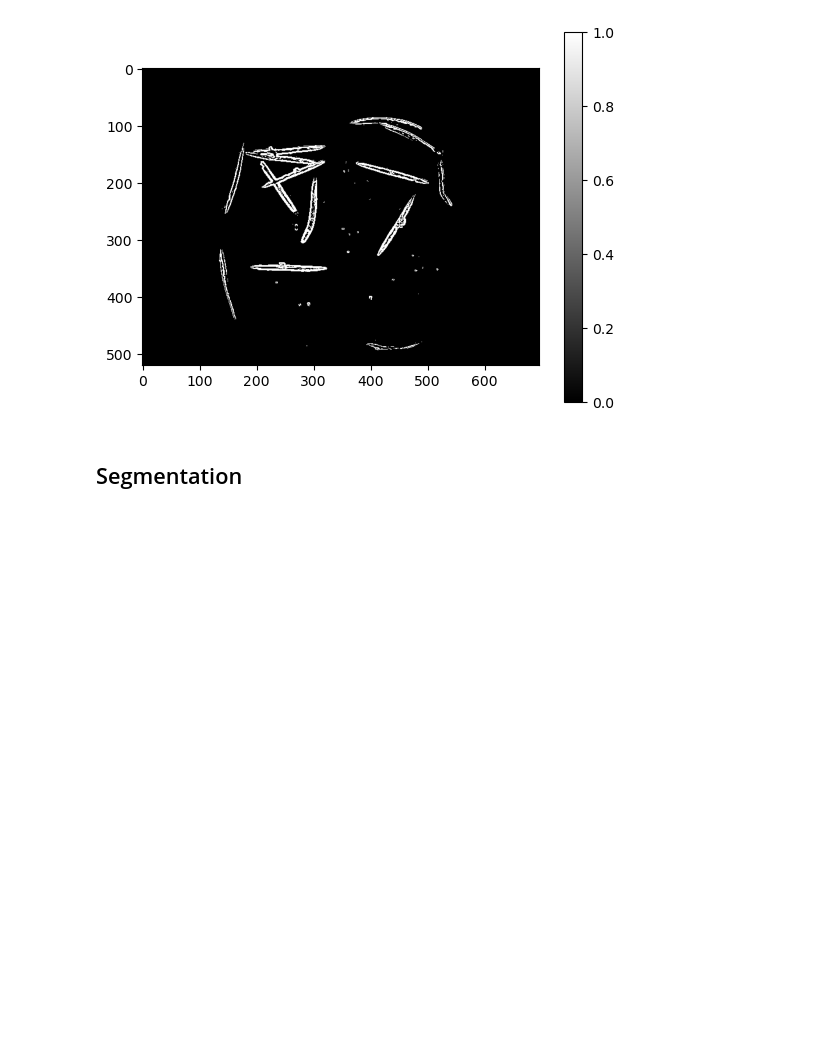
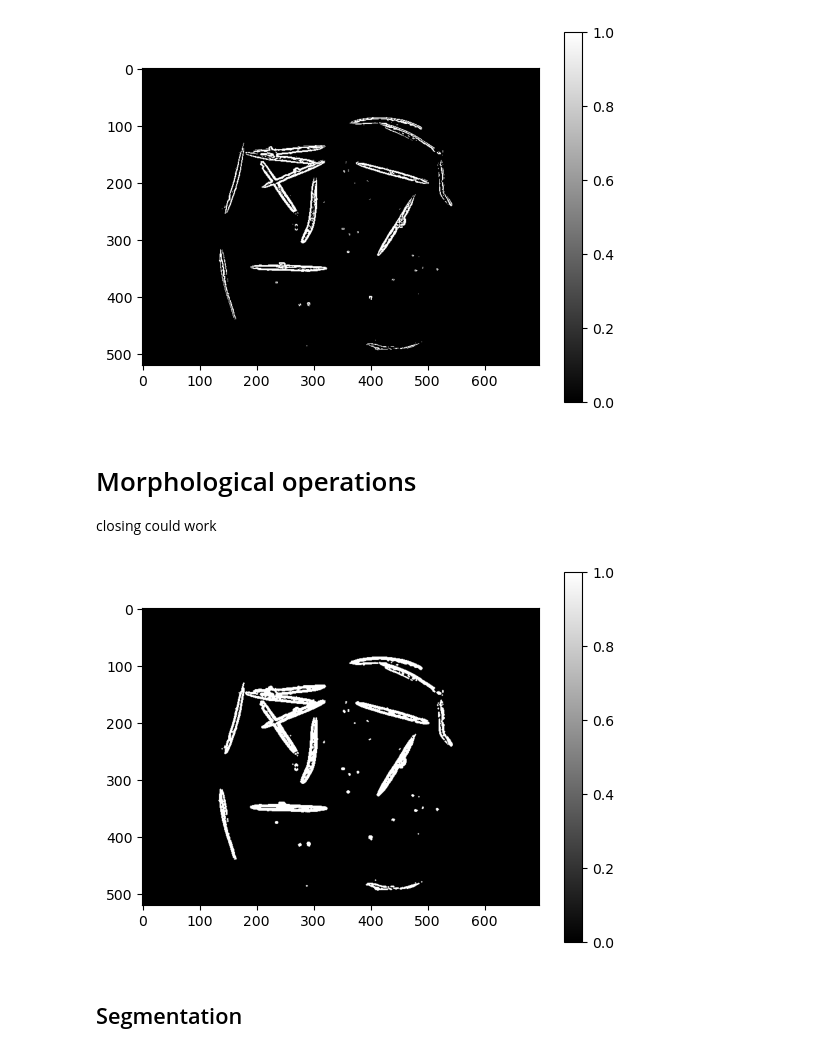
Before and after one commit to Lilian-GA/Nematode_status_assay, a Jupyter notebook: one_image_test.ipynb, the cells around one changed output. Saved outputs shown, nothing was run; the diff lists cells and outputs as text; code cells hidden in the pictures; blank space fills up the shorter version.

Commit message:
erosion and dilatation functions

```diff
--- a/one_image_test.ipynb
+++ b/one_image_test.ipynb
@@ -204,3 +204,6 @@ plt.colorbar()
 plt.show()
 # %% [output]
 [figure]
+# %% [markdown]
+# Morphological operations
+ closing could work
@@ -207,3 +225,25 @@ plt.show()
+# %%
+def dilatation(bin_img,structuring_element = np.array([[0,1,0],[1,1,1],[0,1,0]]).astype(int)):
+    n,p = bin_img.shape
+    ero_img = bin_img.copy()
+    a,_ = structuring_element.shape
+    if a%2==0:
+        return "impossible"
+    for i in range(a,n-a):
+        for j in range(a,p-a):
+            extract_img = bin_img[i-a//2:i+a//2+1,j-a//2:j+a//2+1]
+            if np.sum(structuring_element * extract_img) > 0 :
+                ero_img[i,j] = 1
+            else :
+                ero_img[i,j] = 0
+    return ero_img
+# %%
+erod_nematods = dilatation(inside_contours>15)
+plt.imshow(erod_nematods, cmap="gray")
+plt.colorbar()
+plt.show()
+# %% [output]
+[figure, added]
 # %% [markdown]
 ## Segmentation
 # %% [markdown]
```
Also changed, not shown: parts of 3 cells of this notebook.
